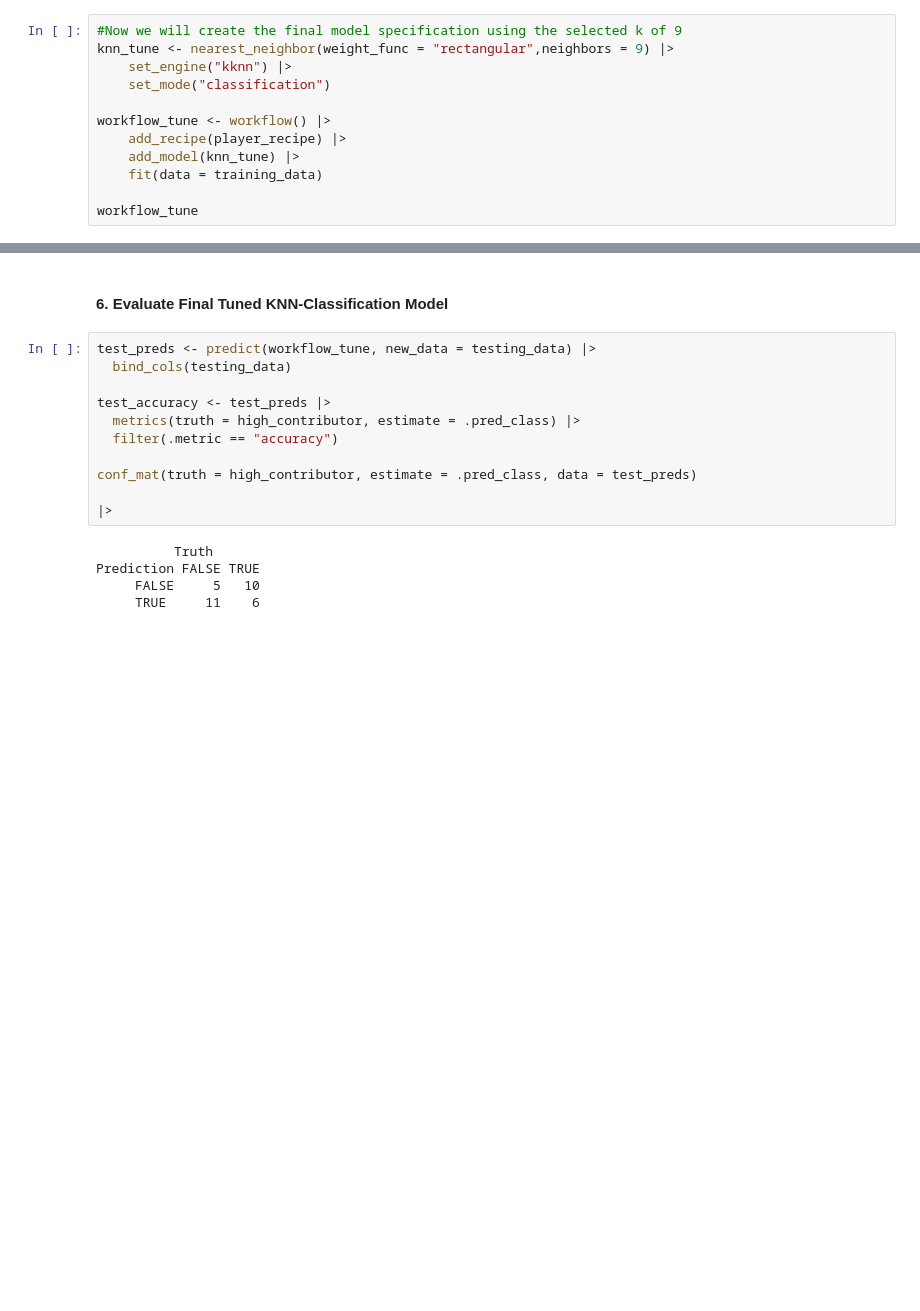
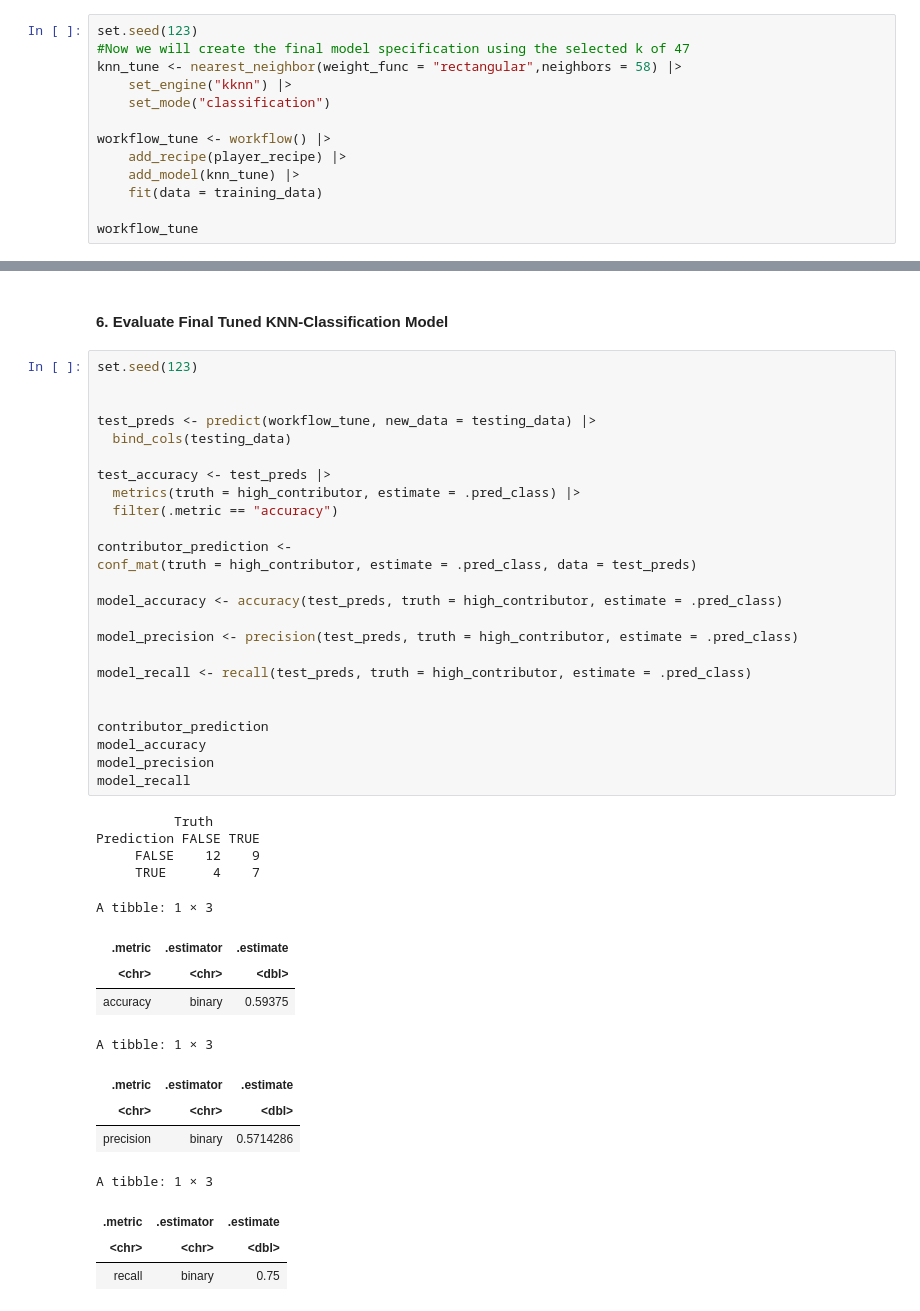
Before and after one commit to AnushriSharma/dsci-100-2025S1-project-repository, a Jupyter notebook: DSCI100Project.ipynb, the cells around one changed output, grey strips where cells are left out. Drawn from its saved outputs; the diff is of its cells as text; blank space fills up the shorter version.

```diff
--- a/DSCI100Project.ipynb
+++ b/DSCI100Project.ipynb
@@ -311,6 +324,7 @@ accuracy_vs_k
 # %%
-#Now we will create the final model specification using the selected k of 9
-knn_tune <- nearest_neighbor(weight_func = "rectangular",neighbors = 9) |>
+set.seed(123)
+#Now we will create the final model specification using the selected k of 47
+knn_tune <- nearest_neighbor(weight_func = "rectangular",neighbors = 58) |>
     set_engine("kknn") |>
     set_mode("classification")
 
@@ -341,18 +357,44 @@ Best k: 9
 # %% [markdown]
 #### 6. Evaluate Final Tuned KNN-Classification Model
 # %%
+set.seed(123)
+
+
 test_preds <- predict(workflow_tune, new_data = testing_data) |>
   bind_cols(testing_data)
 
 test_accuracy <- test_preds |>
   metrics(truth = high_contributor, estimate = .pred_class) |>
   filter(.metric == "accuracy")
 
+contributor_prediction <-
 conf_mat(truth = high_contributor, estimate = .pred_class, data = test_preds)
 
-|>
+model_accuracy <- accuracy(test_preds, truth = high_contributor, estimate = .pred_class)
+
+model_precision <- precision(test_preds, truth = high_contributor, estimate = .pred_class)
+
+model_recall <- recall(test_preds, truth = high_contributor, estimate = .pred_class)
+
+
+contributor_prediction
+model_accuracy
+model_precision
+model_recall
 # %% [output]
           Truth
 Prediction FALSE TRUE
-     FALSE     5   10
-     TRUE     11    6
+     FALSE    12    9
+     TRUE      4    7
+A tibble: 1 × 3
+| .metric | .estimator | .estimate |
+| <chr> | <chr> | <dbl> |
+| accuracy | binary | 0.59375 |
+A tibble: 1 × 3
+| .metric | .estimator | .estimate |
+| <chr> | <chr> | <dbl> |
+| precision | binary | 0.5714286 |
+A tibble: 1 × 3
+| .metric | .estimator | .estimate |
+| <chr> | <chr> | <dbl> |
+| recall | binary | 0.75 |
```
Also changed, not shown: parts of 17 cells of this notebook.
